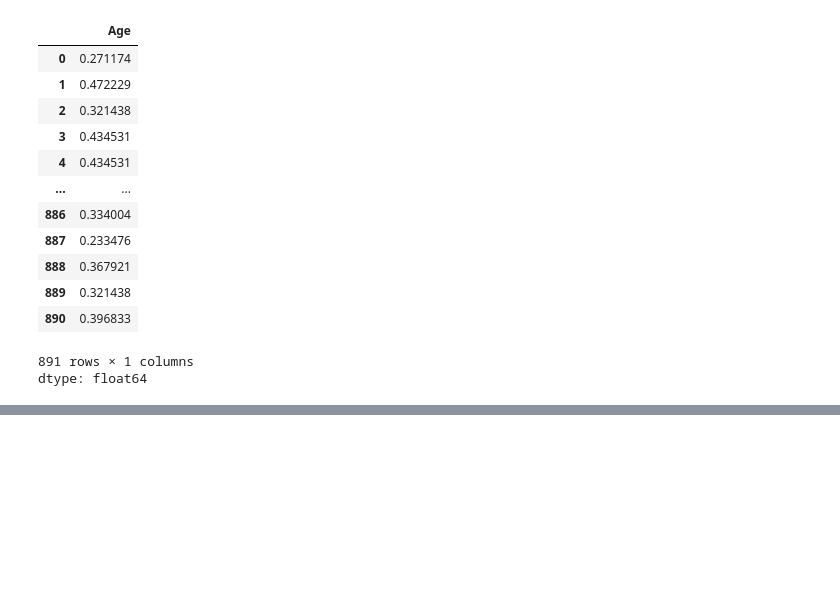
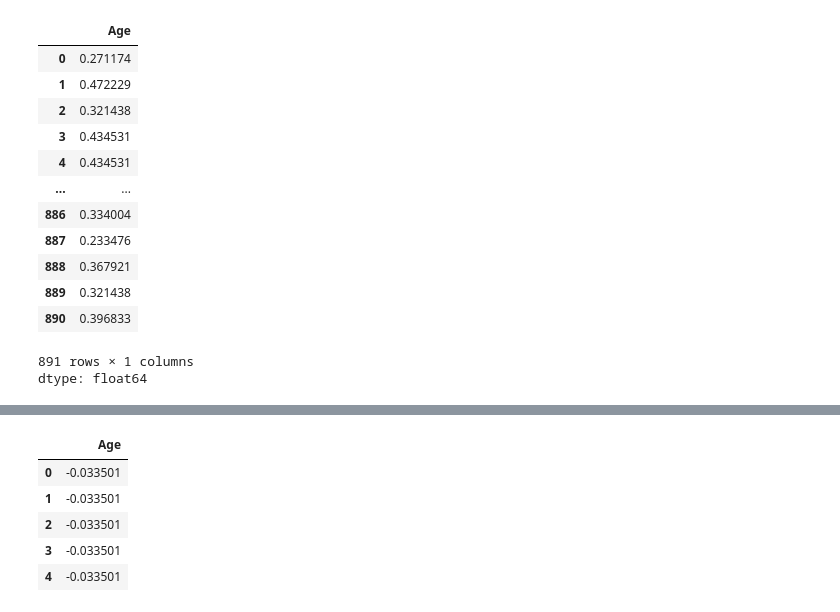
Before and after one commit to Laluprasad1/Data-Mining-2025, a Jupyter notebook: DM_LAB_01.ipynb, the cells around one changed output, grey strips where cells are left out. Saved outputs shown, nothing was run; the diff lists cells and outputs as text; code cells hidden in the pictures; blank space fills up the shorter version.

```diff
--- a/DM_LAB_01.ipynb
+++ b/DM_LAB_01.ipynb
@@ -173,0 +196,11 @@ dtype: float64
+# %%
+df['Age'] = (df['Age'] - df['Age'].mean()) / df['Age'].std()
+# %%
+df[['Age']].head()
+# %% [output]
+|  | Age |
+| 0 | -0.033501 |
+| 1 | -0.033501 |
+| 2 | -0.033501 |
+| 3 | -0.033501 |
+| 4 | -0.033501 |
```
Also changed, not shown: parts of 3 cells of this notebook.
